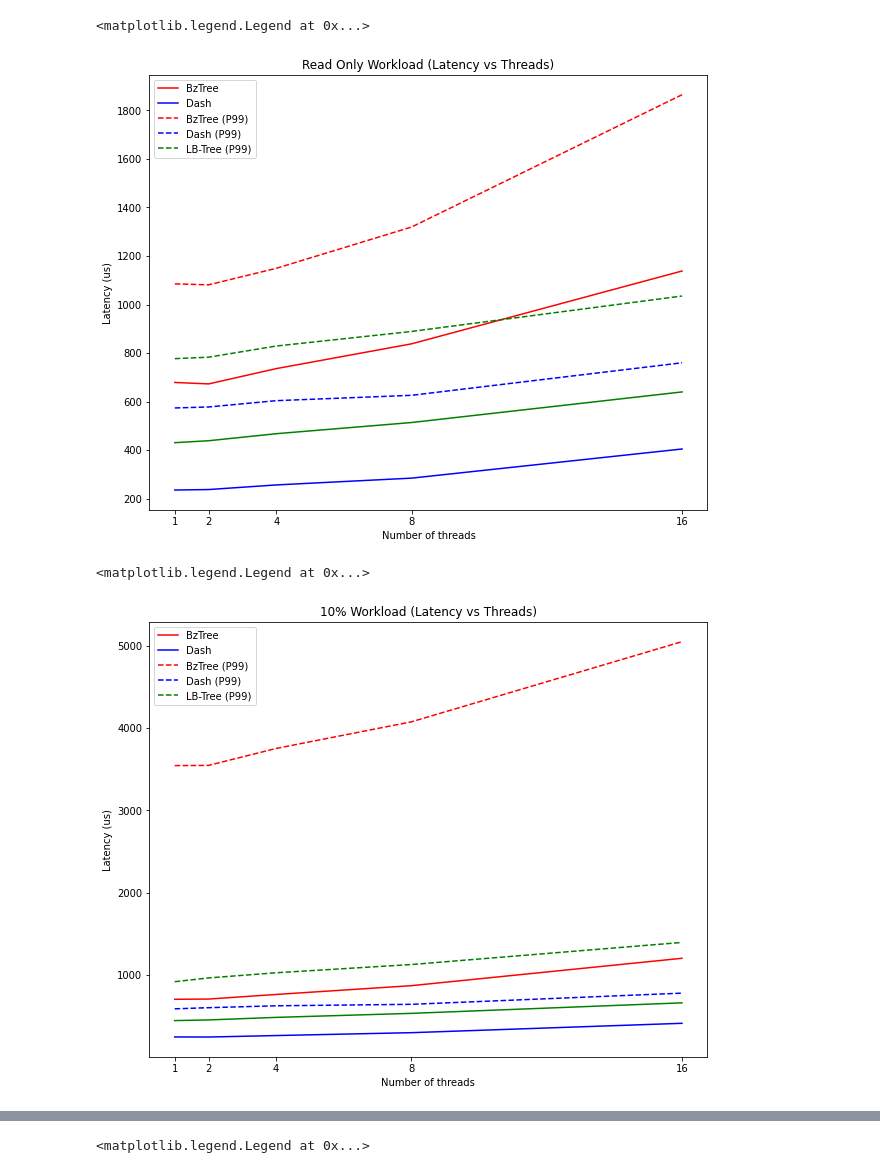
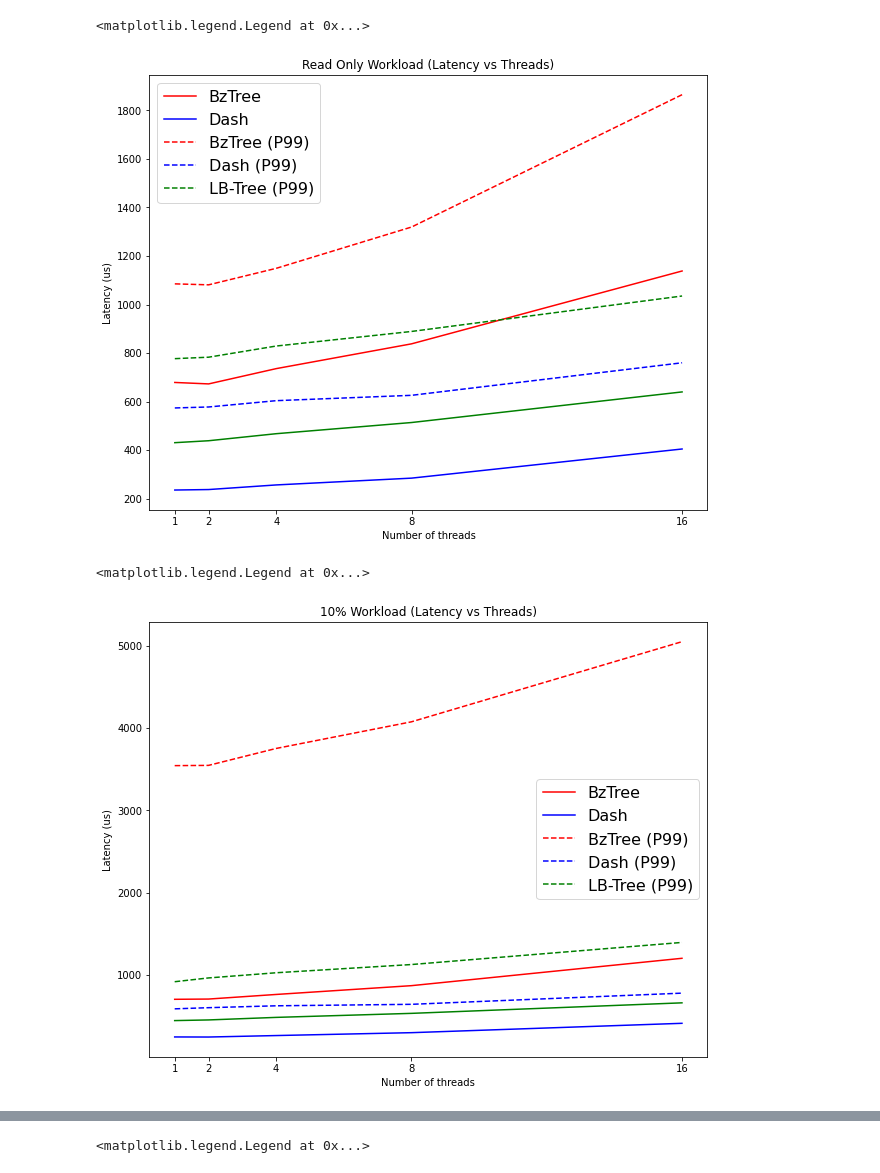
Before and after one commit to nisargshah95/Comparison-of-Indexes-for-PMem, a Jupyter notebook: CS764.ipynb, the cells around one changed output, grey strips where cells are left out. Cells and saved outputs as stored; diff of their text form; code cells hidden in the pictures.

```diff
--- a/CS764.ipynb
+++ b/CS764.ipynb
@@ -6,6 +8,7 @@ colors = ['red', 'blue', 'green']
 xlabel = 'Number of threads'
 lat_ylabel = 'Latency (us)'
 tp_ylabel = 'Throughput (million ops/sec)'
+legend_prop={'size': 16}
 
 dash_0_tp = [1.709836,3.358718,6.219043,10.959995,14.119449]
 dash_0_p50 = [236,238,257,285,405]
@@ -123,30 +126,30 @@ plt.xlabel(xlabel)
 plt.xticks(threads)
 plt.ylabel(lat_ylabel)
 plt.title('Read Only Workload (Latency vs Threads)')
-plt.legend(handles=[bzMedianReadOnlyLine, dMedianReadOnlyLine, bz99LatencyReadOnlyLine, d99LatencyReadOnlyLine, l99LatencyReadOnlyLine])
+plt.legend(handles=[bzMedianReadOnlyLine, dMedianReadOnlyLine, bz99LatencyReadOnlyLine, d99LatencyReadOnlyLine, l99LatencyReadOnlyLine], prop=legend_prop)
 # %% [output]
 <matplotlib.legend.Legend at 0x...>
-[figure, old version]
+[figure, new version]
 # %%
 # 10% writes - LATENCY VS THREADS (ACROSS TREES)
 
 plt.figure(figsize=(10,8))
 bzMedian10WriteLine, = plt.plot(threads, bztree_10_p50, color = colors[0], label = 'BzTree')
 dMedianLatency10Write, = plt.plot(threads, dash_10_p50, color = colors[1], label = 'Dash')
 lReadOnlyLine, = plt.plot(threads, lbtree_10_p50, color=colors[2], label = 'LB-Tree')
 
 bz99Latency10WriteLine, = plt.plot(threads, bztree_10_p99, '--', color= colors[0], label = 'BzTree (P99)')
 d99Latency10WriteLine, = plt.plot(threads, dash_10_p99, '--', color= colors[1], label = 'Dash (P99)')
 l99Latency10WriteLine, = plt.plot(threads, lbtree_10_p99, '--', color= colors[2], label = 'LB-Tree (P99)')
 
 plt.xlabel(xlabel)
 plt.xticks(threads)
 plt.ylabel(lat_ylabel)
 plt.title('10% Workload (Latency vs Threads)')
-plt.legend(handles=[bzMedian10WriteLine, dMedianLatency10Write, bz99Latency10WriteLine, d99Latency10WriteLine, l99Latency10WriteLine])
+plt.legend(handles=[bzMedian10WriteLine, dMedianLatency10Write, bz99Latency10WriteLine, d99Latency10WriteLine, l99Latency10WriteLine], prop=legend_prop)
 # %% [output]
 <matplotlib.legend.Legend at 0x...>
-[figure, old version]
+[figure, new version]
 # %%
 # 50% writes - LATENCY VS THREADS (ACROSS TREES)
 
```
Also changed, not shown: parts of 6 cells of this notebook.
